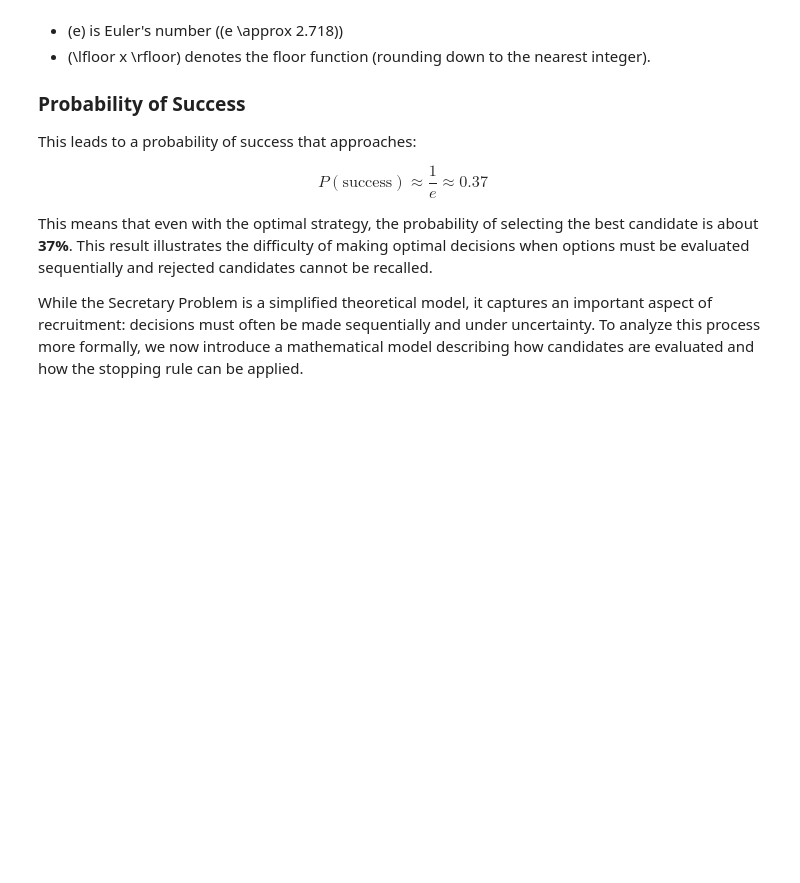
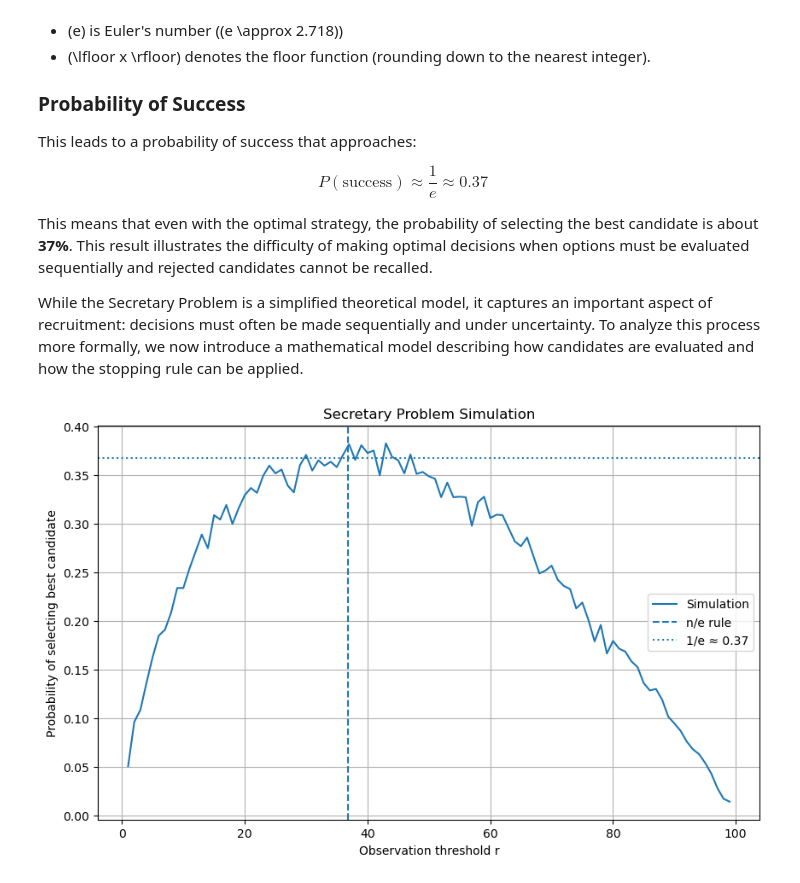
Before and after one commit to Inatadim/A-Mathematical-and-Simulation-Based-Study-of-Hiring-Strategies, a Jupyter notebook: mathematical_model_of_hiring.ipynb, the cells around one changed output. Cells and saved outputs as stored; diff of their text form; code cells hidden in the pictures; blank space fills up the shorter version.

```diff
--- a/mathematical_model_of_hiring.ipynb
+++ b/mathematical_model_of_hiring.ipynb
@@ -65,6 +65,68 @@ This means that even with the optimal strategy, the probability of selecting the
 While the Secretary Problem is a simplified theoretical model, it captures an important aspect of recruitment: decisions must often be made sequentially and under uncertainty. To analyze this process more formally, we now introduce a mathematical model describing how candidates are evaluated and how the stopping rule can be applied.
 # %%
 ## Mathematical Model
+# %%
+%matplotlib inline
+import random
+import numpy as np
+import matplotlib.pyplot as plt
+
+
+def secretary_algorithm(n, r):
+
+    candidates = list(range(1, n+1))
+    random.shuffle(candidates)
+
+    best_seen = min(candidates[:r])
+
+    for i in range(r, n):
+        if candidates[i] < best_seen:
+            if candidates[i] == 1:
+                return 1
+            else:
+                return 0
+
+    return 0
+
+
+def simulate(n, r, trials=2000):
+
+    success = 0
+
+    for _ in range(trials):
+        success += secretary_algorithm(n, r)
+
+    return success / trials
+
+
+n = 100
+trials = 2000
+
+results = []
+
+for r in range(1, n):
+    prob = simulate(n, r, trials)
+    results.append(prob)
+
+
+plt.figure(figsize=(10,6))
+
+plt.plot(range(1,n), results, label="Simulation")
+
+plt.axvline(n/np.e, linestyle="--", label="n/e rule")
+plt.axhline(1/np.e, linestyle=":", label="1/e ≈ 0.37")
+
+plt.xlabel("Observation threshold r")
+plt.ylabel("Probability of selecting best candidate")
+
+plt.title("Secretary Problem Simulation")
+
+plt.legend()
+plt.grid(True)
+
+plt.show()
+# %% [output]
+[figure, added]
 # %%
 ## Simulation
 # %%
```
